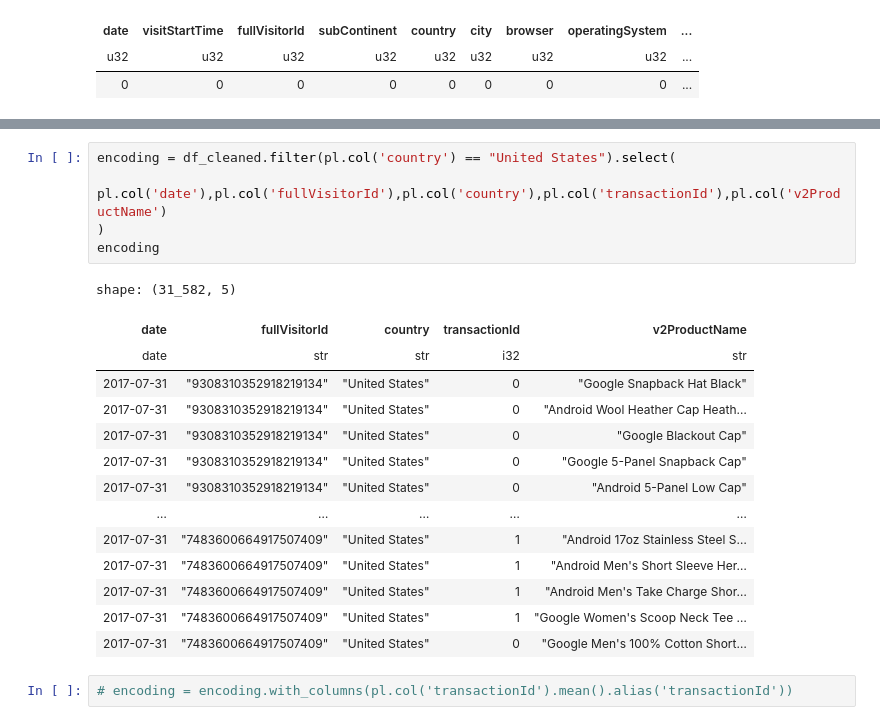
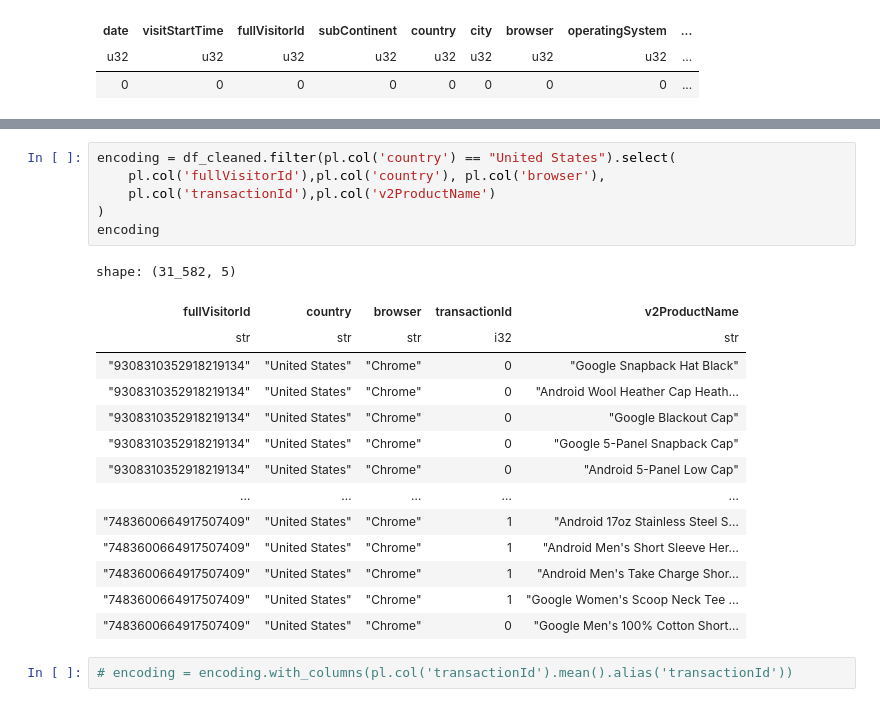
Before and after one commit to Andrew-Bordei/Data-Science, a Jupyter notebook: recommendation_system/notebooks/preprocessing.ipynb, the cells around one changed output, grey strips where cells are left out. Saved outputs shown, nothing was run; the diff lists cells and outputs as text.

```diff
--- a/recommendation_system/notebooks/preprocessing.ipynb
+++ b/recommendation_system/notebooks/preprocessing.ipynb
@@ -137,24 +137,25 @@ shape: (49_512, 13)
 | 2017-07-31 | 1501537217 | "7483600664917507409" | "Northern America" | "United States" | "Mountain View" | "Chrome" | "Macintosh" | ... |
 # %%
 encoding = df_cleaned.filter(pl.col('country') == "United States").select(
-    pl.col('date'),pl.col('fullVisitorId'),pl.col('country'),pl.col('transactionId'),pl.col('v2ProductName')
+    pl.col('fullVisitorId'),pl.col('country'), pl.col('browser'),
+    pl.col('transactionId'),pl.col('v2ProductName')
 )
 encoding
 # %% [output]
 shape: (31_582, 5)
-| date | fullVisitorId | country | transactionId | v2ProductName |
-| date | str | str | i32 | str |
-| 2017-07-31 | "9308310352918219134" | "United States" | 0 | "Google Snapback Hat Black" |
-| 2017-07-31 | "9308310352918219134" | "United States" | 0 | "Android Wool Heather Cap Heath… |
-| 2017-07-31 | "9308310352918219134" | "United States" | 0 | "Google Blackout Cap" |
-| 2017-07-31 | "9308310352918219134" | "United States" | 0 | "Google 5-Panel Snapback Cap" |
-| 2017-07-31 | "9308310352918219134" | "United States" | 0 | "Android 5-Panel Low Cap" |
+| fullVisitorId | country | browser | transactionId | v2ProductName |
+| str | str | str | i32 | str |
+| "9308310352918219134" | "United States" | "Chrome" | 0 | "Google Snapback Hat Black" |
+| "9308310352918219134" | "United States" | "Chrome" | 0 | "Android Wool Heather Cap Heath… |
+| "9308310352918219134" | "United States" | "Chrome" | 0 | "Google Blackout Cap" |
+| "9308310352918219134" | "United States" | "Chrome" | 0 | "Google 5-Panel Snapback Cap" |
+| "9308310352918219134" | "United States" | "Chrome" | 0 | "Android 5-Panel Low Cap" |
 | … | … | … | … | … |
-| 2017-07-31 | "7483600664917507409" | "United States" | 1 | "Android 17oz Stainless Steel S… |
-| 2017-07-31 | "7483600664917507409" | "United States" | 1 | "Android Men's Short Sleeve Her… |
-| 2017-07-31 | "7483600664917507409" | "United States" | 1 | "Android Men's Take Charge Shor… |
-| 2017-07-31 | "7483600664917507409" | "United States" | 1 | "Google Women's Scoop Neck Tee … |
-| 2017-07-31 | "7483600664917507409" | "United States" | 0 | "Google Men's 100% Cotton Short… |
+| "7483600664917507409" | "United States" | "Chrome" | 1 | "Android 17oz Stainless Steel S… |
+| "7483600664917507409" | "United States" | "Chrome" | 1 | "Android Men's Short Sleeve Her… |
+| "7483600664917507409" | "United States" | "Chrome" | 1 | "Android Men's Take Charge Shor… |
+| "7483600664917507409" | "United States" | "Chrome" | 1 | "Google Women's Scoop Neck Tee … |
+| "7483600664917507409" | "United States" | "Chrome" | 0 | "Google Men's 100% Cotton Short… |
 # %%
 # encoding = encoding.with_columns(pl.col('transactionId').mean().alias('transactionId'))
 # %%
```
Also changed, not shown: parts of 21 cells of this notebook.
